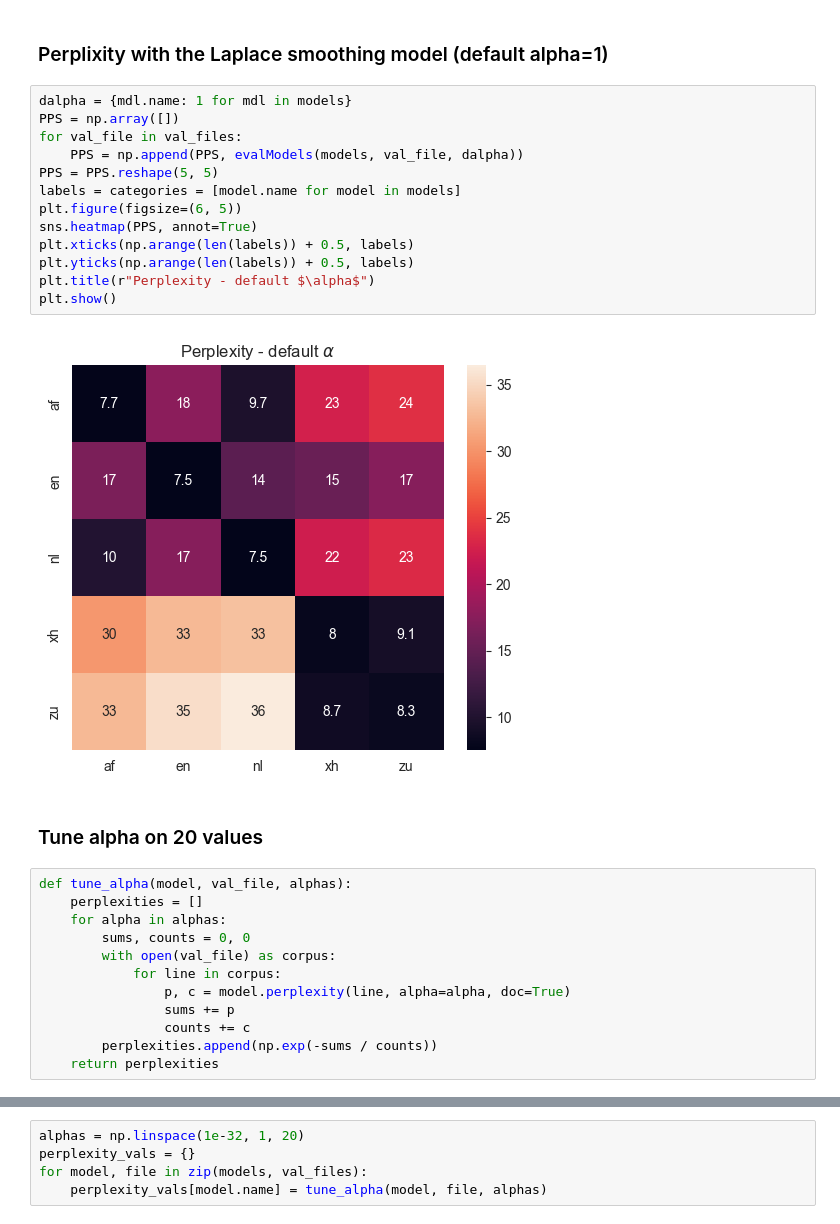
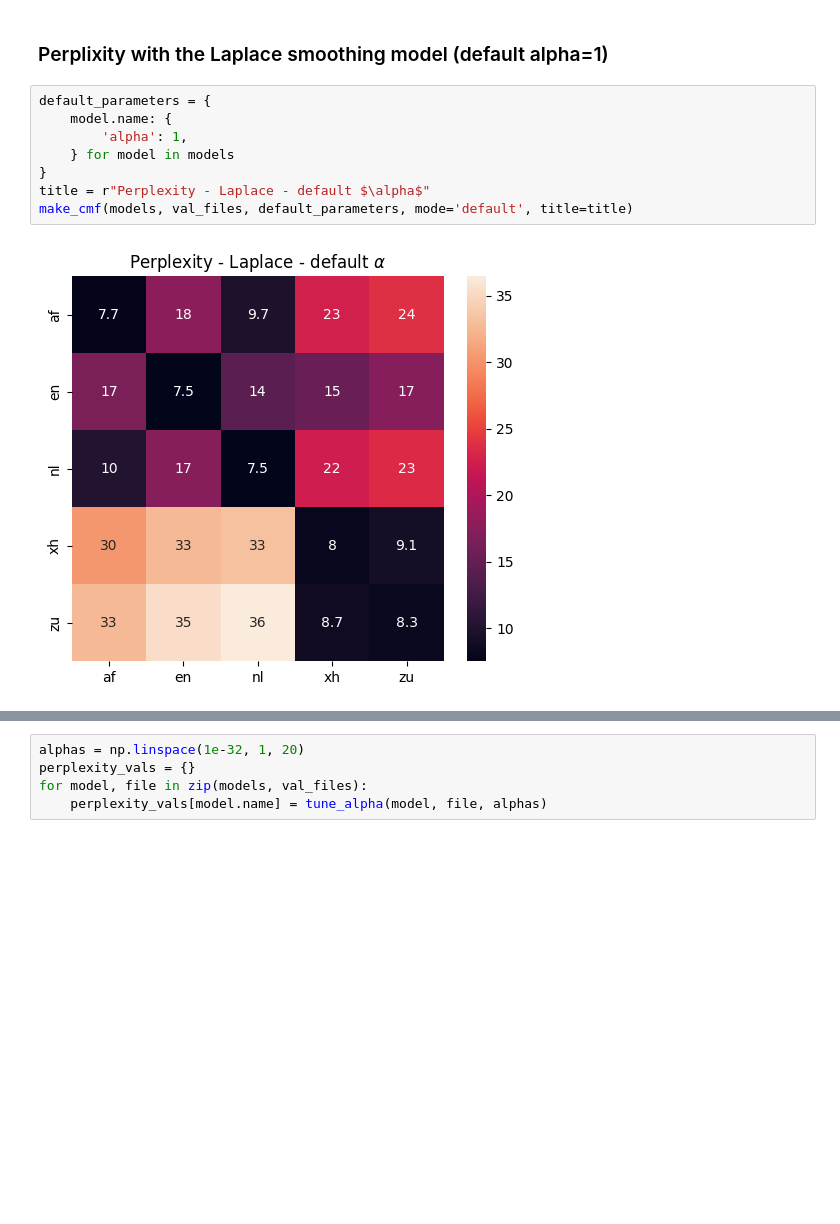
Before and after one commit to Fahazavana/NGramLMs_BPE, a Jupyter notebook: new.ipynb, the cells around one changed output, grey strips where cells are left out. Cells and saved outputs as stored; diff of their text form; blank space fills up the shorter version.

```diff
--- a/new.ipynb
+++ b/new.ipynb
@@ -69,31 +54,12 @@ def evalModels(models, files, alphas):
 # %% [markdown]
 ### Perplixity with the Laplace smoothing model (default alpha=1)
-# %%
-dalpha = {mdl.name: 1 for mdl in models}
-PPS = np.array([])
-for val_file in val_files:
-    PPS = np.append(PPS, evalModels(models, val_file, dalpha))
-PPS = PPS.reshape(5, 5)
-labels = categories = [model.name for model in models]
-plt.figure(figsize=(6, 5))
-sns.heatmap(PPS, annot=True)
-plt.xticks(np.arange(len(labels)) + 0.5, labels)
-plt.yticks(np.arange(len(labels)) + 0.5, labels)
-plt.title(r"Perplexity - default $\alpha$")
-plt.show()
-# %% [output]
-[figure, removed]
-# %% [markdown]
-### Tune alpha on 20 values
-# %%
-def tune_alpha(model, val_file, alphas):
-    perplexities = []
-    for alpha in alphas:
-        sums, counts = 0, 0
-        with open(val_file) as corpus:
-            for line in corpus:
-                p, c = model.perplexity(line, alpha=alpha, doc=True)
-                sums += p
-                counts += c
-        perplexities.append(np.exp(-sums / counts))
-    return perplexities
+# %%
+default_parameters = {
+    model.name: {
+        'alpha': 1,
+    } for model in models
+}
+title = r"Perplexity - Laplace - default $\alpha$"
+make_cmf(models, val_files, default_parameters, mode='default', title=title)
+# %% [output]
+[figure, added]
```
Also changed, not shown: parts of 26 cells of this notebook, 3 other files.
